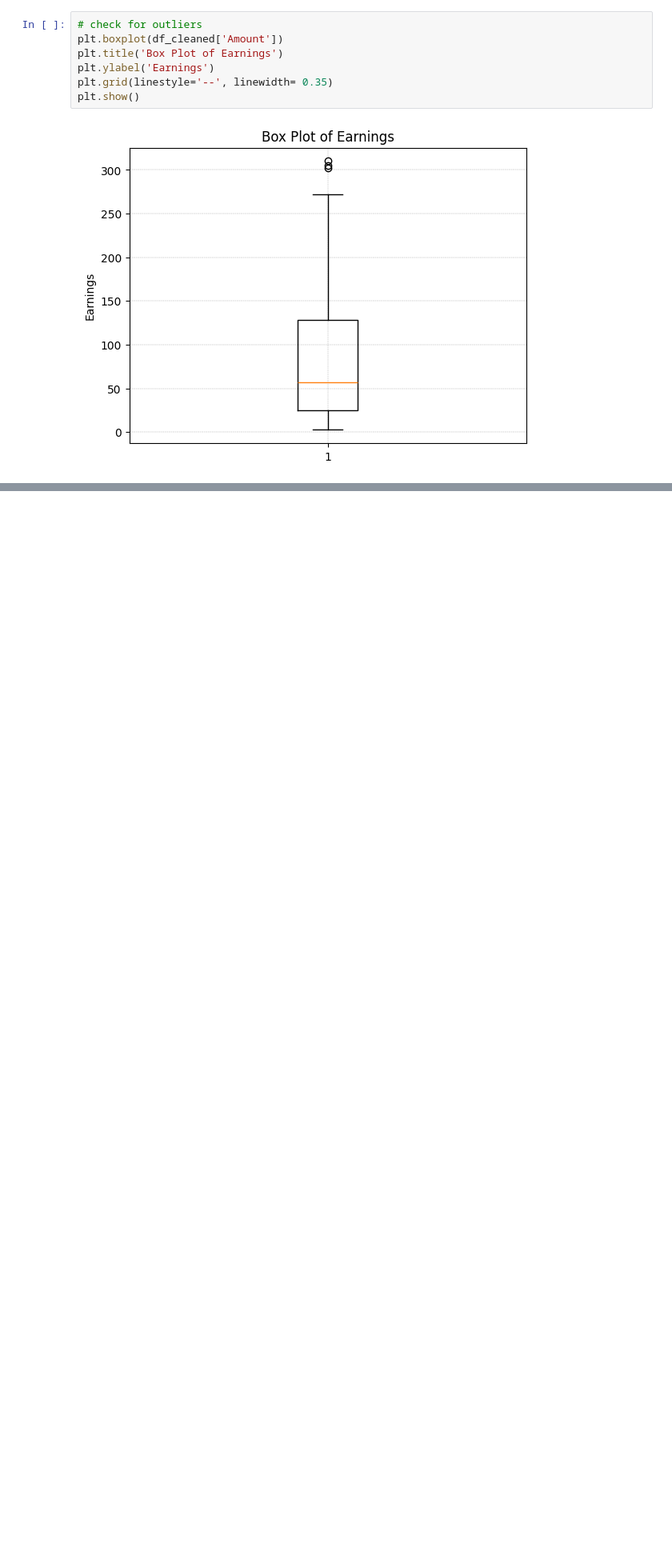
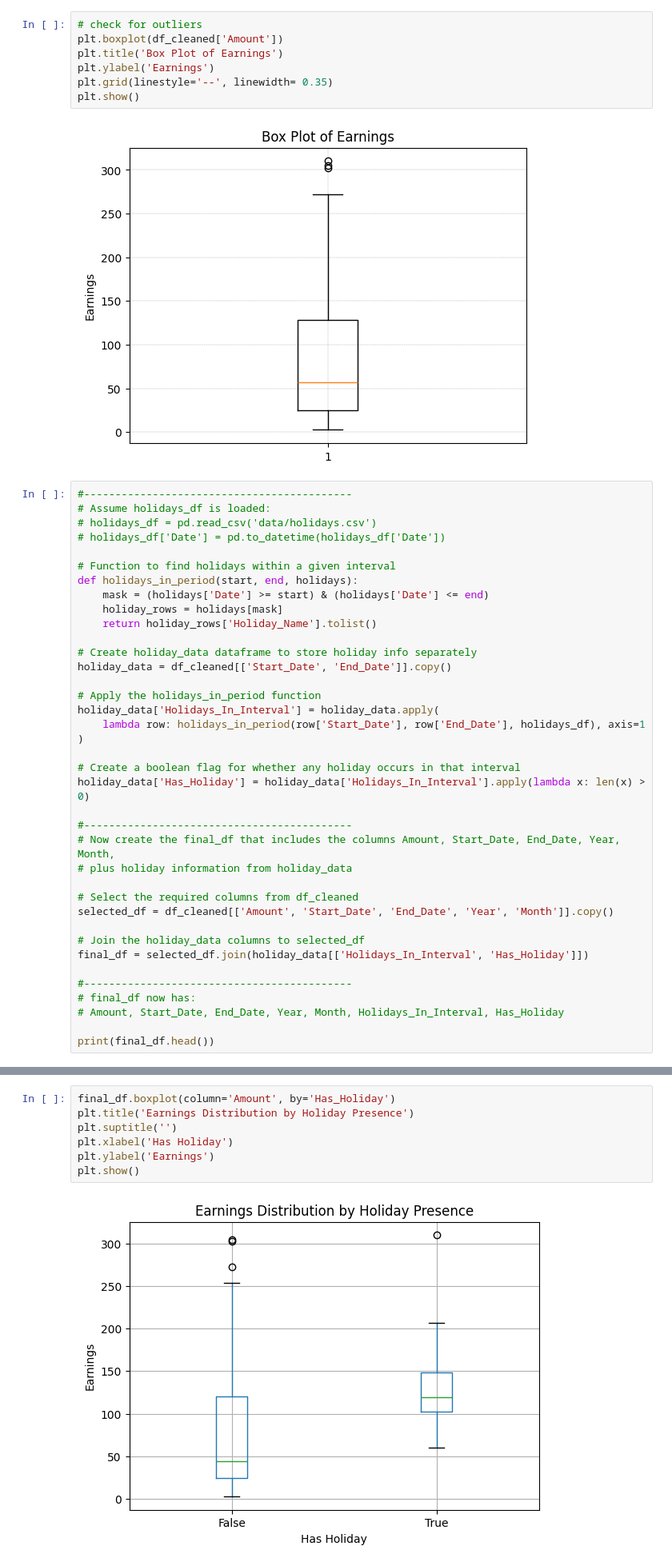
Before and after one commit to randy-kip/freelance-prediction, a Jupyter notebook: notebooks/01_data_exploration.ipynb, the cells around one changed output, grey strips where cells are left out. Shown at 80% size. Cells and saved outputs as stored; diff of their text form; blank space fills up the shorter version.

Commit message:
✨feat: add analysis of data with holidays for 2024.
♻️refactor: remove redundant code with duplicate graphs and code that creates new csv files.

```diff
--- a/notebooks/01_data_exploration.ipynb
+++ b/notebooks/01_data_exploration.ipynb
@@ -249,3 +218,41 @@ plt.grid(linestyle='--', linewidth= 0.35)
 plt.show()
 # %% [output]
 [figure]
+# %%
+#-------------------------------------------
+# Assume holidays_df is loaded:
+# holidays_df = pd.read_csv('data/holidays.csv')
+# holidays_df['Date'] = pd.to_datetime(holidays_df['Date'])
+
+# Function to find holidays within a given interval
+def holidays_in_period(start, end, holidays):
+    mask = (holidays['Date'] >= start) & (holidays['Date'] <= end)
+    holiday_rows = holidays[mask]
+    return holiday_rows['Holiday_Name'].tolist()
+
+# Create holiday_data dataframe to store holiday info separately
+holiday_data = df_cleaned[['Start_Date', 'End_Date']].copy()
+
+# Apply the holidays_in_period function
+holiday_data['Holidays_In_Interval'] = holiday_data.apply(
+    lambda row: holidays_in_period(row['Start_Date'], row['End_Date'], holidays_df), axis=1
+)
+
+# Create a boolean flag for whether any holiday occurs in that interval
+holiday_data['Has_Holiday'] = holiday_data['Holidays_In_Interval'].apply(lambda x: len(x) > 0)
+
+#-------------------------------------------
+# Now create the final_df that includes the columns Amount, Start_Date, End_Date, Year, Month,
+# plus holiday information from holiday_data
+
+# Select the required columns from df_cleaned
+selected_df = df_cleaned[['Amount', 'Start_Date', 'End_Date', 'Year', 'Month']].copy()
+
+# Join the holiday_data columns to selected_df
+final_df = selected_df.join(holiday_data[['Holidays_In_Interval', 'Has_Holiday']])
+
+#-------------------------------------------
+# final_df now has:
+# Amount, Start_Date, End_Date, Year, Month, Holidays_In_Interval, Has_Holiday
+
+print(final_df.head())
@@ -251,0 +280,9 @@ plt.show()
+# %%
+final_df.boxplot(column='Amount', by='Has_Holiday')
+plt.title('Earnings Distribution by Holiday Presence')
+plt.suptitle('')
+plt.xlabel('Has Holiday')
+plt.ylabel('Earnings')
+plt.show()
+# %% [output]
+[figure, added]
```
Also changed, not shown: parts of 6 cells of this notebook.
